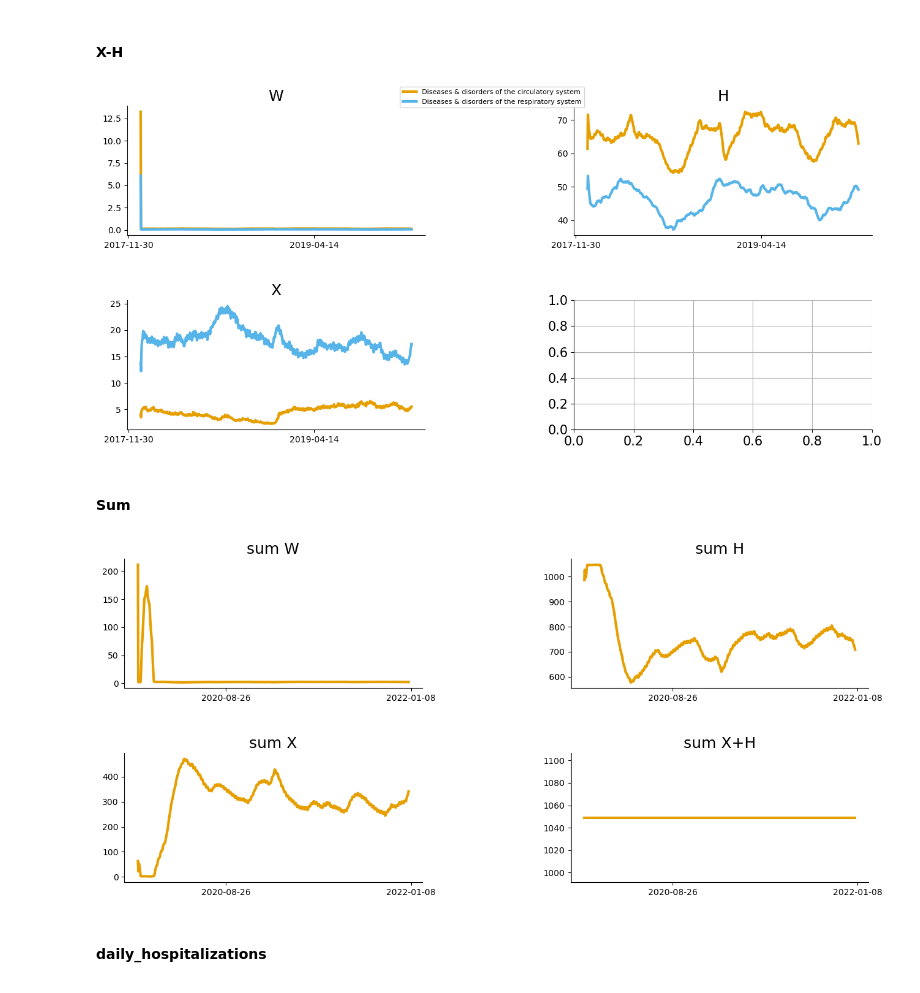
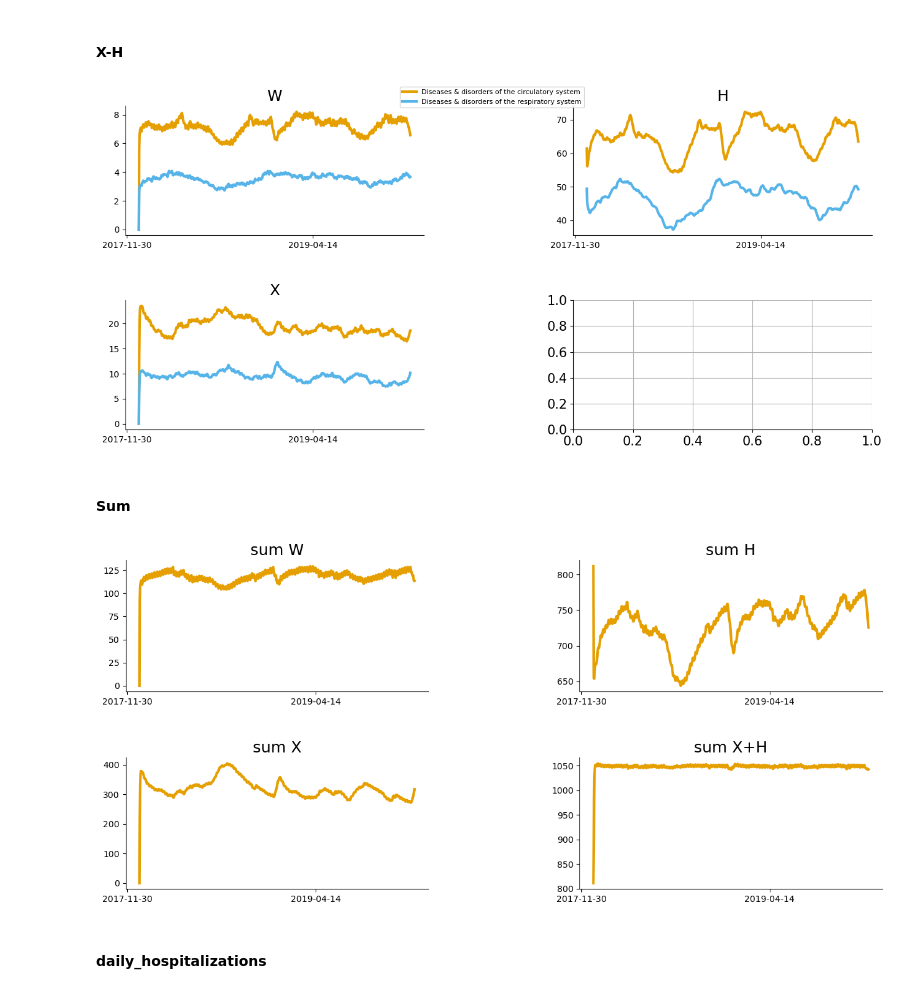
Before and after one commit to woldmuyn/COVID19-Model, a Jupyter notebook: notebooks/scratch/woldmuyn_postponed_healthcare_Queue.ipynb, the cells around one changed output. Cells and saved outputs as stored; diff of their text form; code cells hidden in the pictures.

```diff
--- a/notebooks/scratch/woldmuyn_postponed_healthcare_Queue.ipynb
+++ b/notebooks/scratch/woldmuyn_postponed_healthcare_Queue.ipynb
@@ -429,2 +377,2 @@ model = postponed_healthcare_model(init_states,params,coordinates,time_dependent
 # %%
-out_real_world_before = model.sim(sim_len,start_date=start_date)
+out_real_world_before = model.sim([start_date,end_date])
@@ -437,24 +383,24 @@ MDC_plot_classes = np.array(['05','04'])
 plot_start_date = pd.to_datetime('2018-01-01')
 plot_end_date = pd.to_datetime('2020-01-01')
 time = pd.date_range(plot_start_date,plot_end_date)
-out = out_real_world_before.sel(time=time).copy()
+out = out_real_world_before.sel(date=time).copy()
 
-X = []
-for t in time:
-    X.append(((X_tot-out.sel(time=t).sum('MDC_keys')['H']) * (sigma*out.sel(time=t)['W'])/sum(sigma*out.sel(time=t)['W'])).values)
-X = np.array(X)
+#X = []
+#for t in time:
+#    X.append(((X_tot-out.sel(time=t).sum('MDC_keys')['H']) * (sigma*out.sel(time=t)['W'])/sum(sigma*out.sel(time=t)['W'])).values)
+#X = np.array(X)
 # %% [markdown]
 #### States
 # %%
-fig, axs = plt.subplots(len(MDC_plot_classes),4)
+fig, axs = plt.subplots(len(MDC_plot_classes),5)
 
 for disease_idx, disease in enumerate(MDC_plot_classes):
     axs[disease_idx,0].set_ylabel(disease)
     for state_idx, state in enumerate(model.state_names):
         if disease=='04':
-            out_plot = out.sel(MDC_keys=disease)[state]+out.sel(MDC_keys='covid')[state]
+            out_plot = out.sel(MDC=disease)[state]+out.sel(MDC='covid')[state]
         else:
-            out_plot = out.sel(MDC_keys=disease)[state].copy()
+            out_plot = out.sel(MDC=disease)[state].copy()
         axs[disease_idx,state_idx].plot(time,out_plot, label=MDC_dict[disease])
         axs[disease_idx,state_idx].set_title(state)
         axs[disease_idx,state_idx].xaxis.set_major_locator(plt.MaxNLocator(2))
@@ -468,8 +414,4 @@ plt.subplots_adjust(left=0.1,
                     top=0.8,
                     wspace=0.5,
                     hspace=0.5)
-#handles, labels = axs[0].get_legend_handles_labels()
-#fig.legend(handles, labels, loc='upper center',fontsize=8)
-#plt.legend()
-plt.show()
 # %% [output]
@@ -481,10 +423,7 @@ fig, axs = plt.subplots(2,2)
 axs = axs.reshape(-1)
 for idx,state in enumerate(['W','H','X']):
     for dis_idx, disease in enumerate(MDC_plot_classes):
-        if state=='X':
-            out_plot = X[:,dis_idx]
-        else:
-            out_plot = out.sel(MDC_keys=disease)[state].copy()
+        out_plot = out.sel(MDC=disease)[state].copy()
         axs[idx].plot(time,out_plot, label=MDC_dict[disease])
         axs[idx].set_title(state)
         axs[idx].xaxis.set_major_locator(plt.MaxNLocator(2))
@@ -502,36 +441,34 @@ handles, labels = axs[0].get_legend_handles_labels()
 fig.legend(handles, labels,fontsize=8,loc='upper center')
 plt.show()
 # %% [output]
-[figure, old version]
+[figure, new version]
 # %% [markdown]
 #### Sum
 # %%
 fig, axs = plt.subplots(2,2)
 axs = axs.reshape(-1)
 for idx,state in enumerate(['W','H','X','X+H']):
-    if state=='X':
-        out_plot = np.sum(X,axis=1)
-    elif state == 'X+H':
-        out_plot = np.sum(X,axis=1) + out.sum('MDC_keys')['H']
+    if state == 'X+H':
+        out_plot = out.sum('MDC')['X'] + out.sum('MDC')['H']
     else:
-        out_plot = out.sum('MDC_keys')[state]
+        out_plot = out.sum('MDC')[state]
     axs[idx].plot(time,out_plot)
     axs[idx].set_title('sum '+state)
     axs[idx].xaxis.set_major_locator(plt.MaxNLocator(2))
     axs[idx].grid(False)
     axs[idx].tick_params(axis='both', which='major', labelsize=10)
     axs[idx].tick_params(axis='both', which='minor', labelsize=8)
 
 plt.subplots_adjust(left=0.1,
                     bottom=0.1,
                     right=2,
                     top=1.2,
                     wspace=0.5,
                     hspace=0.5)
 #axs[0].set_yticks(ticks=[X_tot-50,X_tot,X_tot+50])
 plt.show()
 # %% [output]
-[figure, old version]
+[figure, new version]
 # %% [markdown]
 #### daily_hospitalizations
 # %%
```
Also changed, not shown: parts of 28 cells of this notebook, 5 other files.
